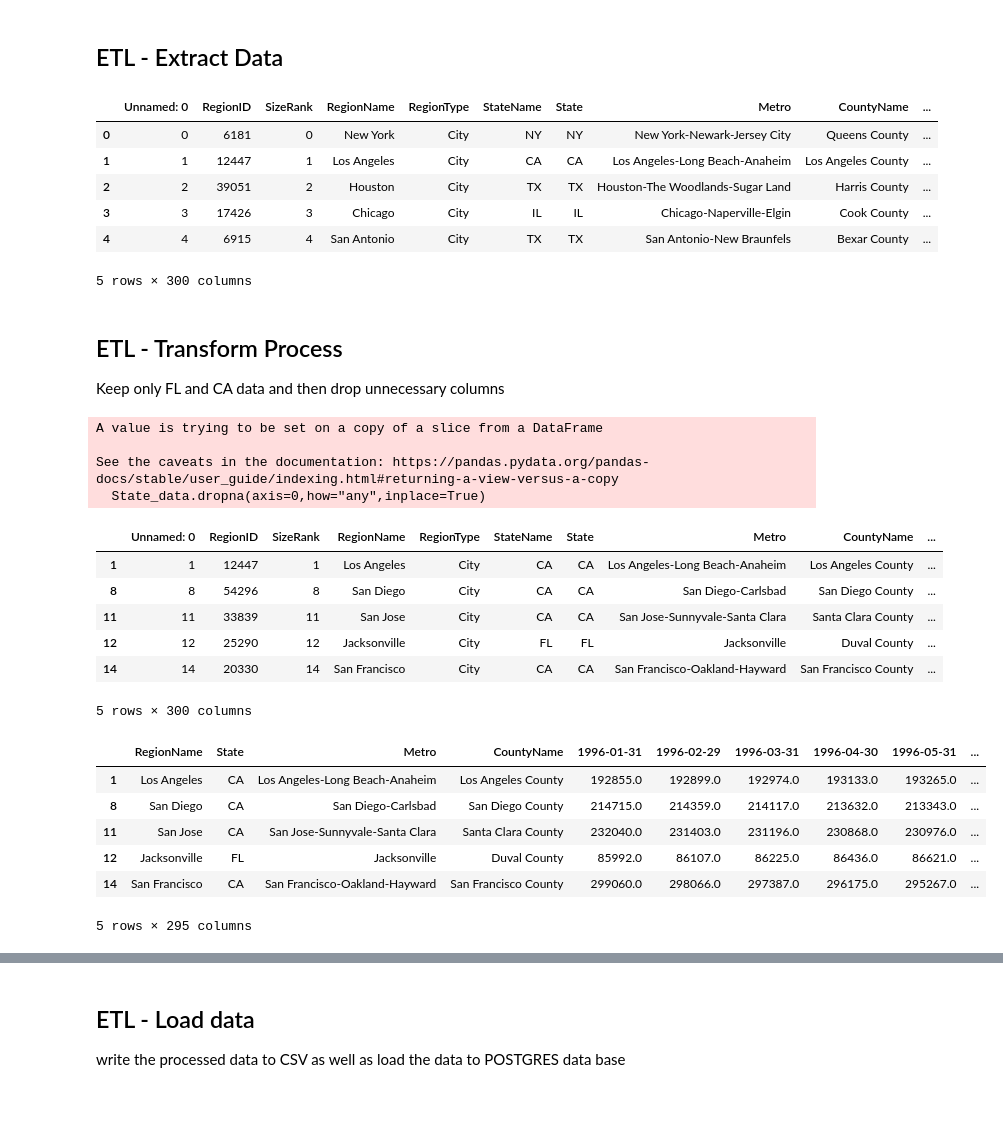
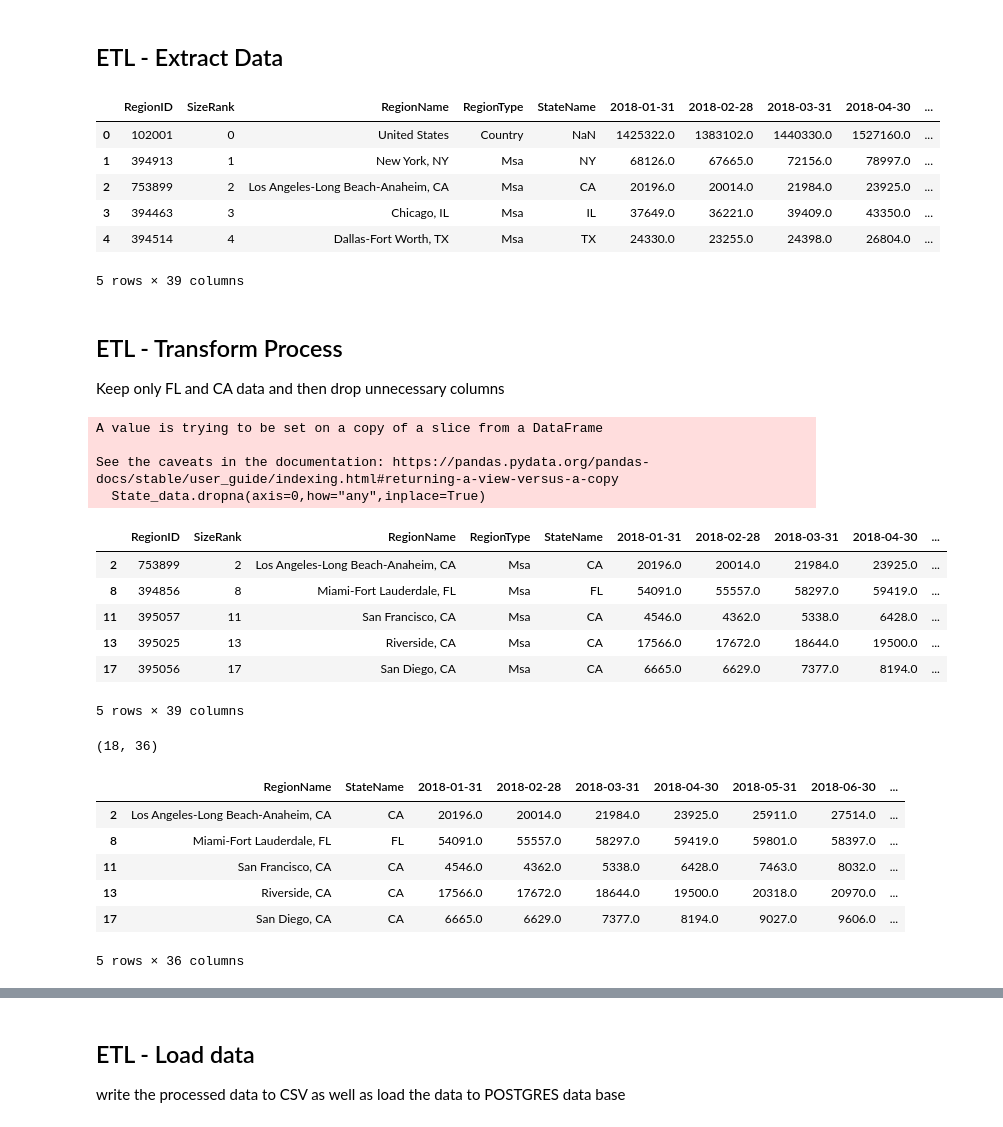
Before and after one commit to Jopinson/COVID19_Property_Pandemic, a Jupyter notebook: notebooks/ETL/ETL-Housing.ipynb, the cells around one changed output, grey strips where cells are left out. Cells and saved outputs as stored; diff of their text form; code cells hidden in the pictures.

```diff
--- a/notebooks/ETL/ETL-Housing.ipynb
+++ b/notebooks/ETL/ETL-Housing.ipynb
@@ -6,24 +6,24 @@ from path import Path
 ## ETL - Extract Data
 # %%
 # Read the raw zillow data file
-file_path = Path("../../data/raw/zillow_data/City_Zhvi_SingleFamilyResidence.csv")
+file_path = Path("../../data/raw/zillow_data/Zillow Data.csv")
 zillow_df = pd.read_csv(file_path)
 zillow_df.head()
 # %% [output]
-|  | Unnamed: 0 | RegionID | SizeRank | RegionName | RegionType | StateName | State | Metro | CountyName | ... |
-| 0 | 0 | 6181 | 0 | New York | City | NY | NY | New York-Newark-Jersey City | Queens County | ... |
-| 1 | 1 | 12447 | 1 | Los Angeles | City | CA | CA | Los Angeles-Long Beach-Anaheim | Los Angeles County | ... |
-| 2 | 2 | 39051 | 2 | Houston | City | TX | TX | Houston-The Woodlands-Sugar Land | Harris County | ... |
-| 3 | 3 | 17426 | 3 | Chicago | City | IL | IL | Chicago-Naperville-Elgin | Cook County | ... |
-| 4 | 4 | 6915 | 4 | San Antonio | City | TX | TX | San Antonio-New Braunfels | Bexar County | ... |
+|  | RegionID | SizeRank | RegionName | RegionType | StateName | 2018-01-31 | 2018-02-28 | 2018-03-31 | 2018-04-30 | ... |
+| 0 | 102001 | 0 | United States | Country | NaN | 1425322.0 | 1383102.0 | 1440330.0 | 1527160.0 | ... |
+| 1 | 394913 | 1 | New York, NY | Msa | NY | 68126.0 | 67665.0 | 72156.0 | 78997.0 | ... |
+| 2 | 753899 | 2 | Los Angeles-Long Beach-Anaheim, CA | Msa | CA | 20196.0 | 20014.0 | 21984.0 | 23925.0 | ... |
+| 3 | 394463 | 3 | Chicago, IL | Msa | IL | 37649.0 | 36221.0 | 39409.0 | 43350.0 | ... |
+| 4 | 394514 | 4 | Dallas-Fort Worth, TX | Msa | TX | 24330.0 | 23255.0 | 24398.0 | 26804.0 | ... |
-5 rows × 300 columns
+5 rows × 39 columns
 # %% [markdown]
 ## ETL - Transform Process
 Keep only FL and CA data and then drop unnecessary columns
 # %%
 # Filter rows with state FL and CA only
 state = ["FL", "CA"]
-State_data = zillow_df[zillow_df.State.isin(state)]
+State_data = zillow_df[zillow_df.StateName.isin(state)]
 State_data.dropna(axis=0,how="any",inplace=True)
 State_data.head()
 # %% [output]
@@ -31,24 +31,26 @@ A value is trying to be set on a copy of a slice from a DataFrame
 
 See the caveats in the documentation: https://pandas.pydata.org/pandas-docs/stable/user_guide/indexing.html#returning-a-view-versus-a-copy
   State_data.dropna(axis=0,how="any",inplace=True)
-|  | Unnamed: 0 | RegionID | SizeRank | RegionName | RegionType | StateName | State | Metro | CountyName | ... |
-| 1 | 1 | 12447 | 1 | Los Angeles | City | CA | CA | Los Angeles-Long Beach-Anaheim | Los Angeles County | ... |
-| 8 | 8 | 54296 | 8 | San Diego | City | CA | CA | San Diego-Carlsbad | San Diego County | ... |
-| 11 | 11 | 33839 | 11 | San Jose | City | CA | CA | San Jose-Sunnyvale-Santa Clara | Santa Clara County | ... |
-| 12 | 12 | 25290 | 12 | Jacksonville | City | FL | FL | Jacksonville | Duval County | ... |
-| 14 | 14 | 20330 | 14 | San Francisco | City | CA | CA | San Francisco-Oakland-Hayward | San Francisco County | ... |
+|  | RegionID | SizeRank | RegionName | RegionType | StateName | 2018-01-31 | 2018-02-28 | 2018-03-31 | 2018-04-30 | ... |
+| 2 | 753899 | 2 | Los Angeles-Long Beach-Anaheim, CA | Msa | CA | 20196.0 | 20014.0 | 21984.0 | 23925.0 | ... |
+| 8 | 394856 | 8 | Miami-Fort Lauderdale, FL | Msa | FL | 54091.0 | 55557.0 | 58297.0 | 59419.0 | ... |
+| 11 | 395057 | 11 | San Francisco, CA | Msa | CA | 4546.0 | 4362.0 | 5338.0 | 6428.0 | ... |
+| 13 | 395025 | 13 | Riverside, CA | Msa | CA | 17566.0 | 17672.0 | 18644.0 | 19500.0 | ... |
+| 17 | 395056 | 17 | San Diego, CA | Msa | CA | 6665.0 | 6629.0 | 7377.0 | 8194.0 | ... |
-5 rows × 300 columns
+5 rows × 39 columns
 # %%
 # Drop the unnecessary columns
-State_dropped=State_data.drop(columns=["Unnamed: 0", "RegionID", "SizeRank", "RegionType", "StateName"])
+State_dropped=State_data.drop(columns=["RegionID", "SizeRank", "RegionType"])
+print(State_dropped.shape)
 State_dropped.head()
 # %% [output]
+(18, 36)
-|  | RegionName | State | Metro | CountyName | 1996-01-31 | 1996-02-29 | 1996-03-31 | 1996-04-30 | 1996-05-31 | ... |
-| 1 | Los Angeles | CA | Los Angeles-Long Beach-Anaheim | Los Angeles County | 192855.0 | 192899.0 | 192974.0 | 193133.0 | 193265.0 | ... |
-| 8 | San Diego | CA | San Diego-Carlsbad | San Diego County | 214715.0 | 214359.0 | 214117.0 | 213632.0 | 213343.0 | ... |
-| 11 | San Jose | CA | San Jose-Sunnyvale-Santa Clara | Santa Clara County | 232040.0 | 231403.0 | 231196.0 | 230868.0 | 230976.0 | ... |
-| 12 | Jacksonville | FL | Jacksonville | Duval County | 85992.0 | 86107.0 | 86225.0 | 86436.0 | 86621.0 | ... |
-| 14 | San Francisco | CA | San Francisco-Oakland-Hayward | San Francisco County | 299060.0 | 298066.0 | 297387.0 | 296175.0 | 295267.0 | ... |
+|  | RegionName | StateName | 2018-01-31 | 2018-02-28 | 2018-03-31 | 2018-04-30 | 2018-05-31 | 2018-06-30 | ... |
+| 2 | Los Angeles-Long Beach-Anaheim, CA | CA | 20196.0 | 20014.0 | 21984.0 | 23925.0 | 25911.0 | 27514.0 | ... |
+| 8 | Miami-Fort Lauderdale, FL | FL | 54091.0 | 55557.0 | 58297.0 | 59419.0 | 59801.0 | 58397.0 | ... |
+| 11 | San Francisco, CA | CA | 4546.0 | 4362.0 | 5338.0 | 6428.0 | 7463.0 | 8032.0 | ... |
+| 13 | Riverside, CA | CA | 17566.0 | 17672.0 | 18644.0 | 19500.0 | 20318.0 | 20970.0 | ... |
+| 17 | San Diego, CA | CA | 6665.0 | 6629.0 | 7377.0 | 8194.0 | 9027.0 | 9606.0 | ... |
-5 rows × 295 columns
+5 rows × 36 columns
 # %%
 ## Convert the Date columns to rows
```
Also changed, not shown: parts of 7 cells of this notebook, 1 other file.
